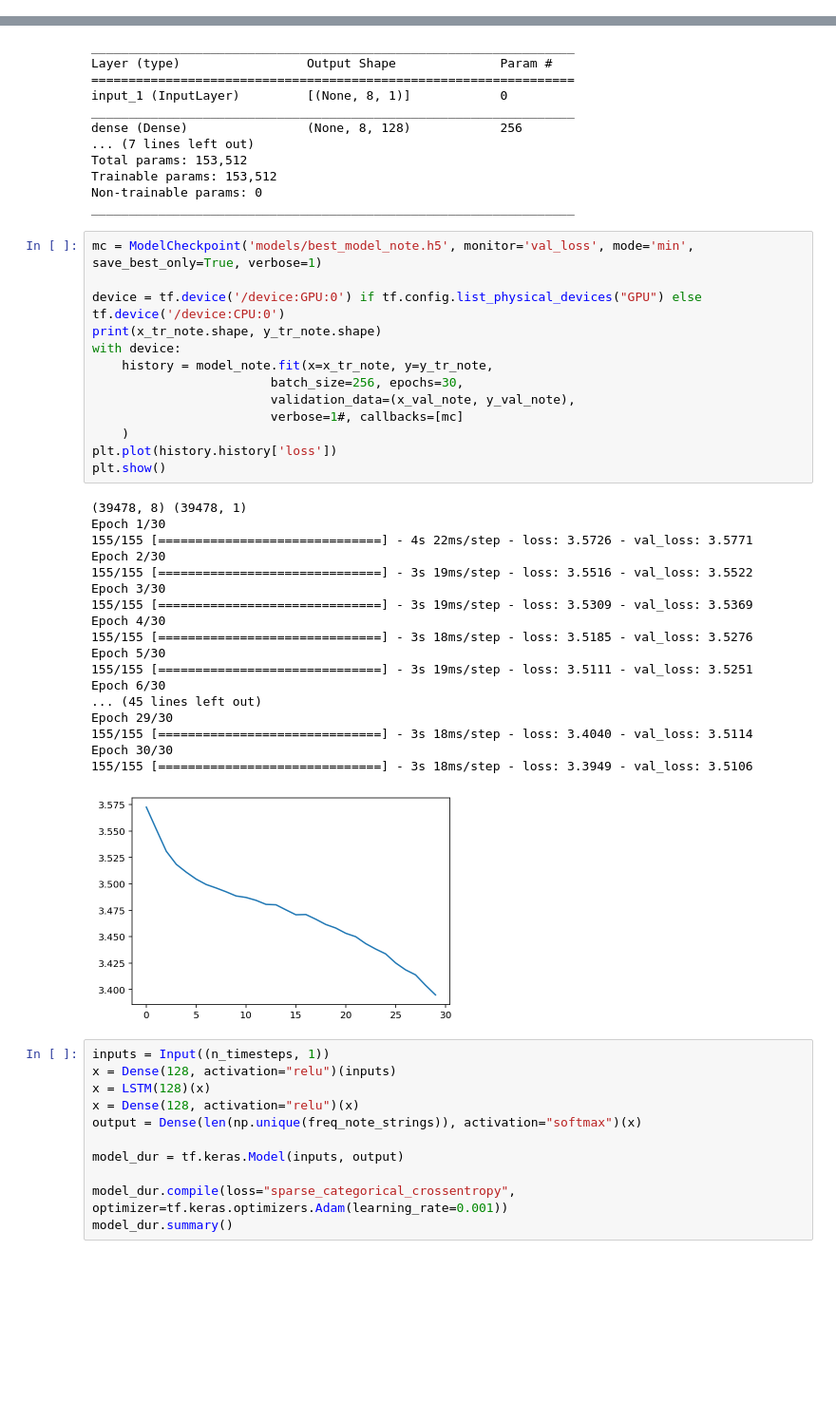
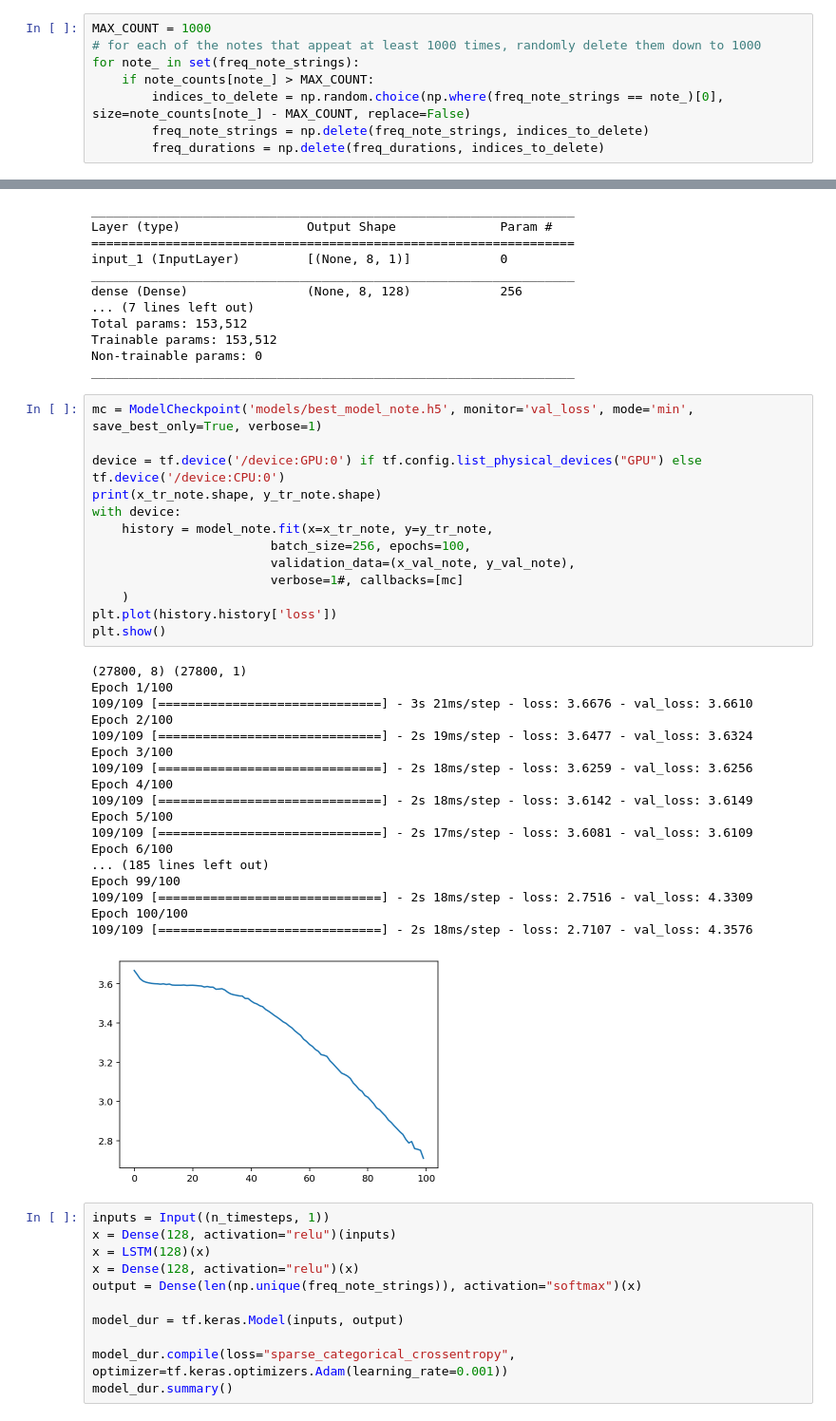
Before and after one commit to benlottes/Music-Generation, a Jupyter notebook: produce_note_model.ipynb, the cells around one changed output, grey strips where cells are left out. Shown at 95% size. Saved outputs shown, nothing was run; the diff lists cells and outputs as text; blank space fills up the shorter version.

```diff
--- a/produce_note_model.ipynb
+++ b/produce_note_model.ipynb
@@ -109,6 +92,14 @@ print(freq_durations.shape)
 Flattened Frequent Notes & Durations Shapes:
 (49356,)
 (49356,)
+# %%
+MAX_COUNT = 1000
+# for each of the notes that appeat at least 1000 times, randomly delete them down to 1000
+for note_ in set(freq_note_strings):
+    if note_counts[note_] > MAX_COUNT:
+        indices_to_delete = np.random.choice(np.where(freq_note_strings == note_)[0], size=note_counts[note_] - MAX_COUNT, replace=False)
+        freq_note_strings = np.delete(freq_note_strings, indices_to_delete)
+        freq_durations = np.delete(freq_durations, indices_to_delete)
 # %%
 n_timesteps = 8
 X_note, X_dur, y_note, y_dur = [], [], [], []
@@ -194,35 +185,35 @@ _________________________________________________________________
 # %%
 mc = ModelCheckpoint('models/best_model_note.h5', monitor='val_loss', mode='min', save_best_only=True, verbose=1)
 
 device = tf.device('/device:GPU:0') if tf.config.list_physical_devices("GPU") else tf.device('/device:CPU:0')
 print(x_tr_note.shape, y_tr_note.shape)
 with device:
     history = model_note.fit(x=x_tr_note, y=y_tr_note,
-                        batch_size=256, epochs=30,
+                        batch_size=256, epochs=100,
                         validation_data=(x_val_note, y_val_note),
                         verbose=1#, callbacks=[mc]
     )
 plt.plot(history.history['loss'])
 plt.show()
 # %% [output]
-(39478, 8) (39478, 1)
-Epoch 1/30
-155/155 [==============================] - 4s 22ms/step - loss: 3.5726 - val_loss: 3.5771
-Epoch 2/30
-155/155 [==============================] - 3s 19ms/step - loss: 3.5516 - val_loss: 3.5522
-Epoch 3/30
-155/155 [==============================] - 3s 19ms/step - loss: 3.5309 - val_loss: 3.5369
-Epoch 4/30
-155/155 [==============================] - 3s 18ms/step - loss: 3.5185 - val_loss: 3.5276
-Epoch 5/30
-155/155 [==============================] - 3s 19ms/step - loss: 3.5111 - val_loss: 3.5251
-Epoch 6/30
-... (45 lines left out)
-Epoch 29/30
-155/155 [==============================] - 3s 18ms/step - loss: 3.4040 - val_loss: 3.5114
-Epoch 30/30
-155/155 [==============================] - 3s 18ms/step - loss: 3.3949 - val_loss: 3.5106
+(27800, 8) (27800, 1)
+Epoch 1/100
+109/109 [==============================] - 3s 21ms/step - loss: 3.6676 - val_loss: 3.6610
+Epoch 2/100
+109/109 [==============================] - 2s 19ms/step - loss: 3.6477 - val_loss: 3.6324
+Epoch 3/100
+109/109 [==============================] - 2s 18ms/step - loss: 3.6259 - val_loss: 3.6256
+Epoch 4/100
+109/109 [==============================] - 2s 18ms/step - loss: 3.6142 - val_loss: 3.6149
+Epoch 5/100
+109/109 [==============================] - 2s 17ms/step - loss: 3.6081 - val_loss: 3.6109
+Epoch 6/100
+... (185 lines left out)
+Epoch 99/100
+109/109 [==============================] - 2s 18ms/step - loss: 2.7516 - val_loss: 4.3309
+Epoch 100/100
+109/109 [==============================] - 2s 18ms/step - loss: 2.7107 - val_loss: 4.3576
-[figure, old version]
+[figure, new version]
 # %%
 inputs = Input((n_timesteps, 1))
 x = Dense(128, activation="relu")(inputs)
```
Also changed, not shown: parts of 6 cells of this notebook, 5 other files.
